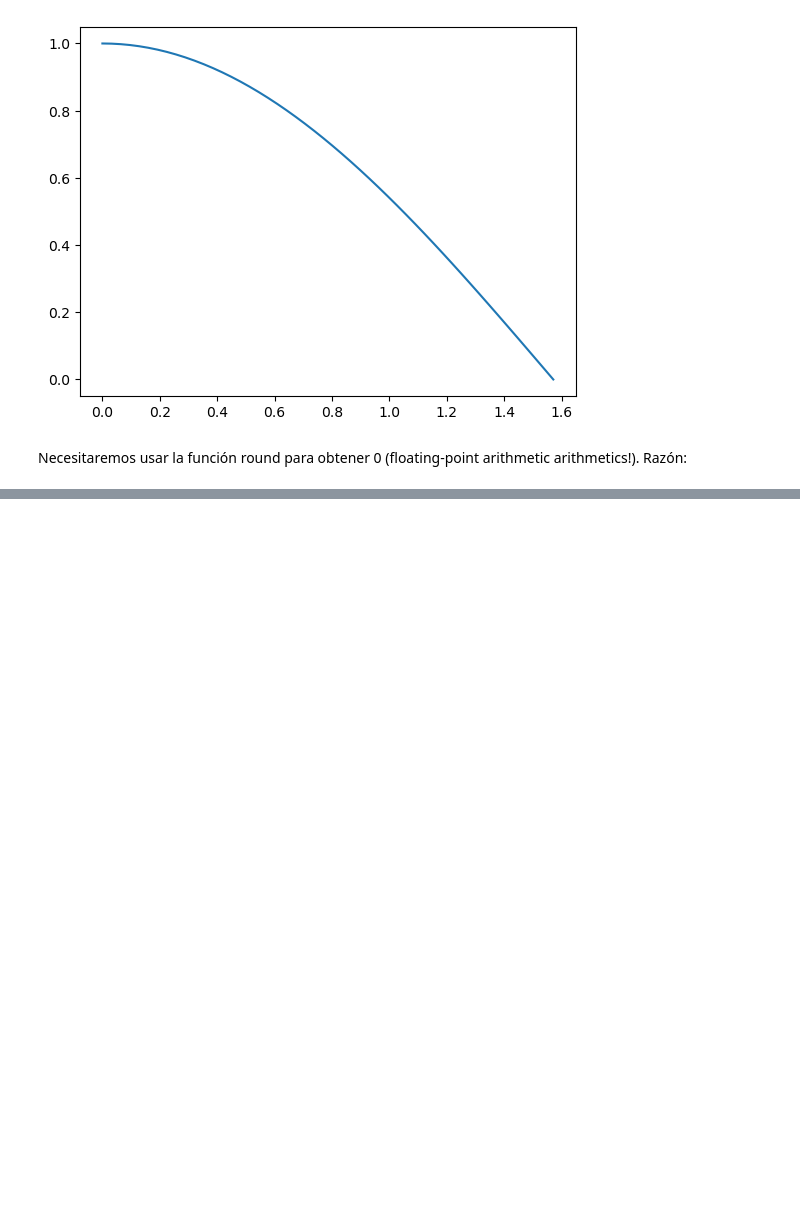
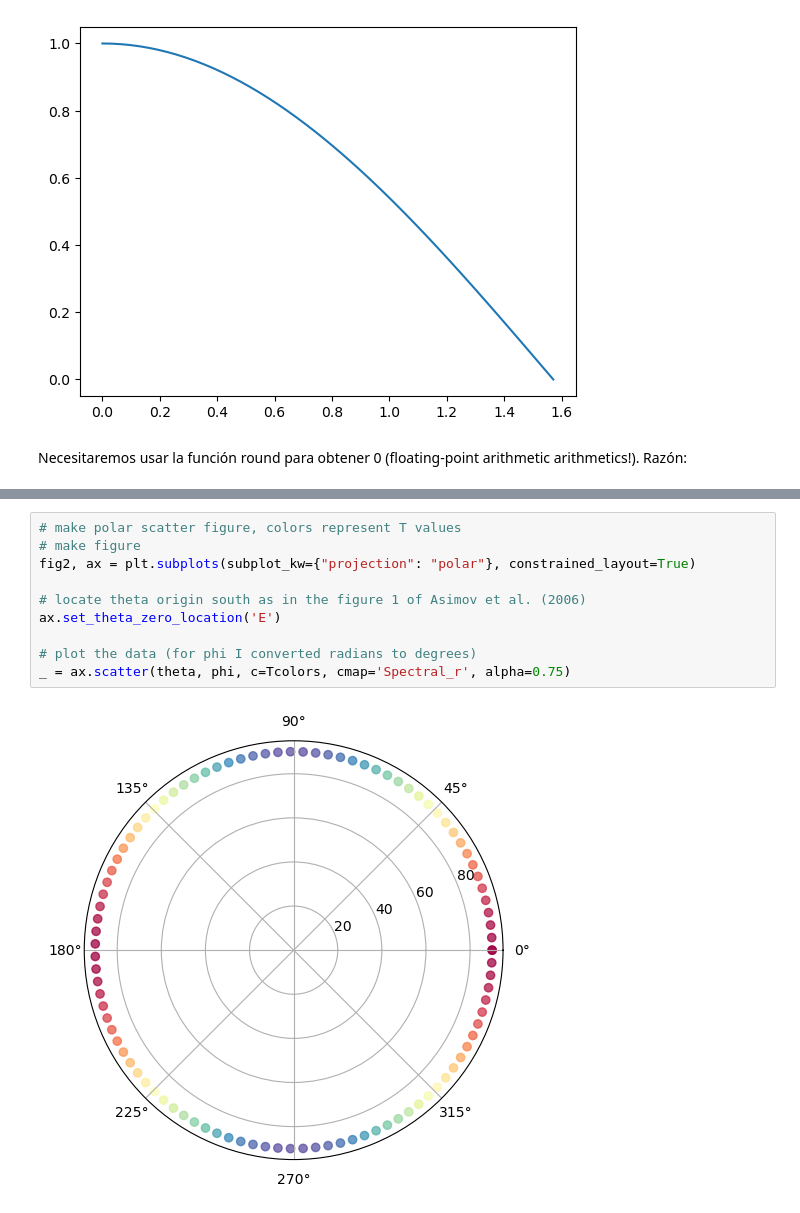
Before and after one commit to bertopadron/FTIR-EBSD, a Jupyter notebook: notebooks2learn/test.ipynb, the cells around one changed output, grey strips where cells are left out. Saved outputs shown, nothing was run; the diff lists cells and outputs as text; blank space fills up the shorter version.

```diff
--- a/notebooks2learn/test.ipynb
+++ b/notebooks2learn/test.ipynb
@@ -81,0 +99,12 @@ phi = np.full_like(theta, fill_value=90)
+# %%
+# make polar scatter figure, colors represent T values
+# make figure
+fig2, ax = plt.subplots(subplot_kw={"projection": "polar"}, constrained_layout=True)
+
+# locate theta origin south as in the figure 1 of Asimov et al. (2006)
+ax.set_theta_zero_location('E')
+
+# plot the data (for phi I converted radians to degrees)
+_ = ax.scatter(theta, phi, c=Tcolors, cmap='Spectral_r', alpha=0.75)
+# %% [output]
+[figure, added]
```
Also changed, not shown: parts of 4 cells of this notebook.
